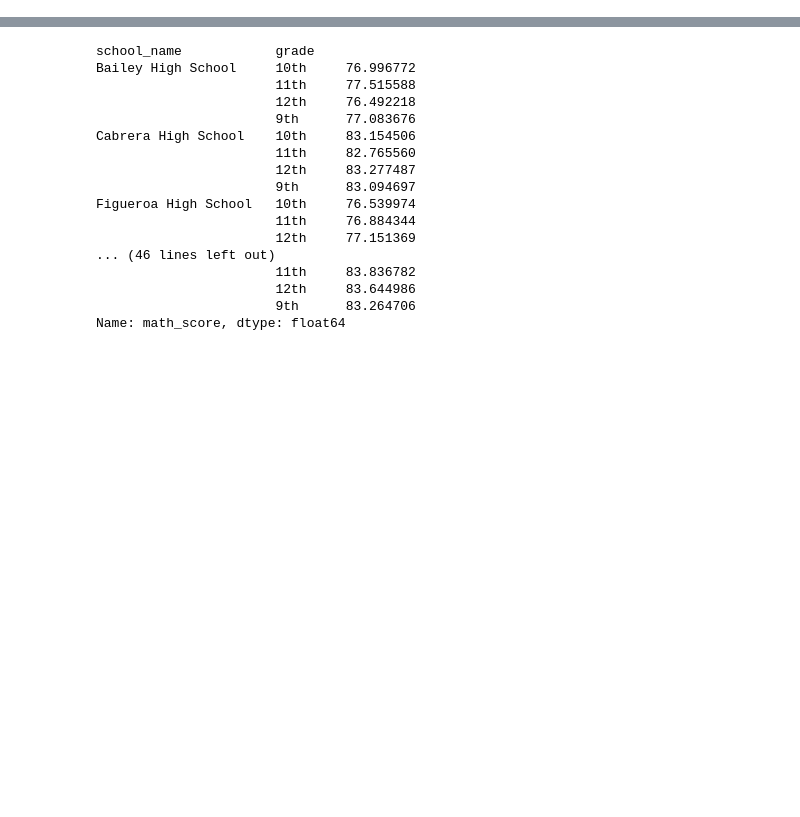
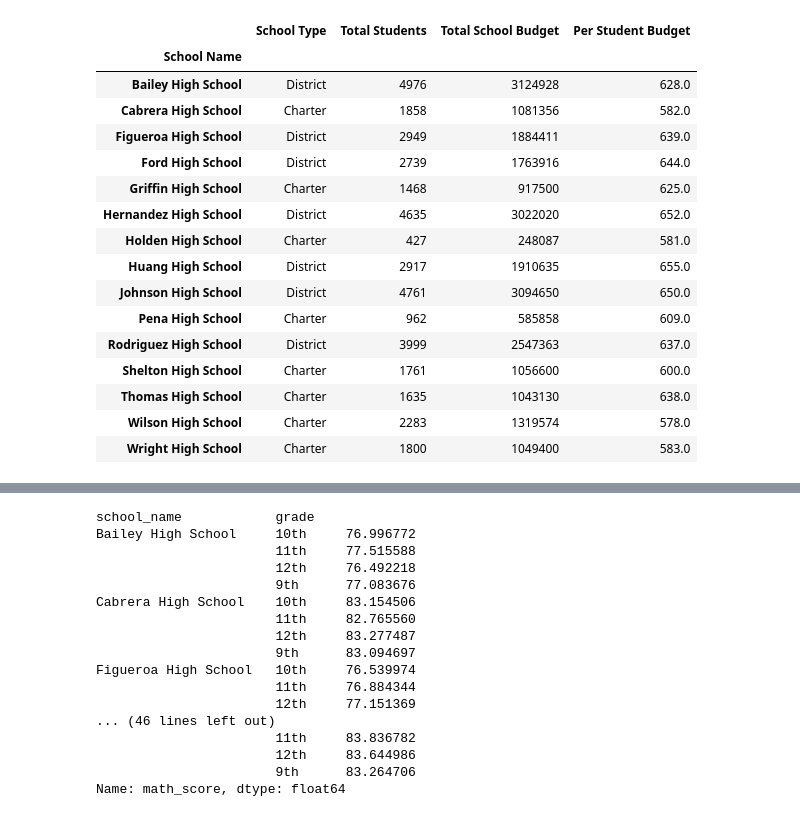
Before and after one commit to colebarnes7/pandas-challenge, a Jupyter notebook: PyCitySchools/main.ipynb, the cells around one changed output, grey strips where cells are left out. Drawn from its saved outputs; the diff is of its cells as text; code cells hidden in the pictures; blank space fills up the shorter version.

Commit message:
Starting to rework School Summary

```diff
--- a/PyCitySchools/main.ipynb
+++ b/PyCitySchools/main.ipynb
@@ -65,3 +65,8 @@ districtsummary
 # %% [output]
 |  | Total Schools | Total Students | Total Budget | Average Math Score | Average Reading Score | % Passing Math | ... |
 | 0 | 15 | 39170 | 24649428 | 78.99 | 81.88 | 74.98 | ... |
+# %%
+# Sorts data frame into alphabetical order by school name and renames column to appropriate format
+schoolssorted = schools.sort_values("school_name")
+schoolssorted = schoolssorted.rename(columns={"school_name":"School Name"})
+schoolssorted.head()
@@ -68,3 +80,40 @@ districtsummary
+# %%
+# Pulls out the total number of students at each school into a series
+totalstudents = schoolssorted.set_index("School Name")["size"]
+
+# Pulls out the type of each school into a series
+schooltype = schoolssorted.set_index("School Name")["type"]
+
+# Pulls out the budget of each school into a series
+totalbudgets = schoolssorted.set_index("School Name")["budget"]
+
+# Calculates the budget per student at the school
+perstudentbudget = totalbudgets/totalstudents
+
+# Creates a dataframe of all the series calculated above
+schoolsummary = pd.DataFrame({
+    "School Type": schooltype, "Total Students": totalstudents, "Total School Budget": totalbudgets,
+    "Per Student Budget": perstudentbudget
+})
+schoolsummary
+# %% [output]
+|  | School Type | Total Students | Total School Budget | Per Student Budget |
+| School Name |  |  |  |  |
+| Bailey High School | District | 4976 | 3124928 | 628.0 |
+| Cabrera High School | Charter | 1858 | 1081356 | 582.0 |
+| Figueroa High School | District | 2949 | 1884411 | 639.0 |
+| Ford High School | District | 2739 | 1763916 | 644.0 |
+| Griffin High School | Charter | 1468 | 917500 | 625.0 |
+| Hernandez High School | District | 4635 | 3022020 | 652.0 |
+| Holden High School | Charter | 427 | 248087 | 581.0 |
+| Huang High School | District | 2917 | 1910635 | 655.0 |
+| Johnson High School | District | 4761 | 3094650 | 650.0 |
+| Pena High School | Charter | 962 | 585858 | 609.0 |
+| Rodriguez High School | District | 3999 | 2547363 | 637.0 |
+| Shelton High School | Charter | 1761 | 1056600 | 600.0 |
+| Thomas High School | Charter | 1635 | 1043130 | 638.0 |
+| Wilson High School | Charter | 2283 | 1319574 | 578.0 |
+| Wright High School | Charter | 1800 | 1049400 | 583.0 |
 # %%
 # Groups the data frame by school
 schoolsv2 = school_student.groupby(["school_name"])
```
Also changed, not shown: parts of 2 cells of this notebook.
